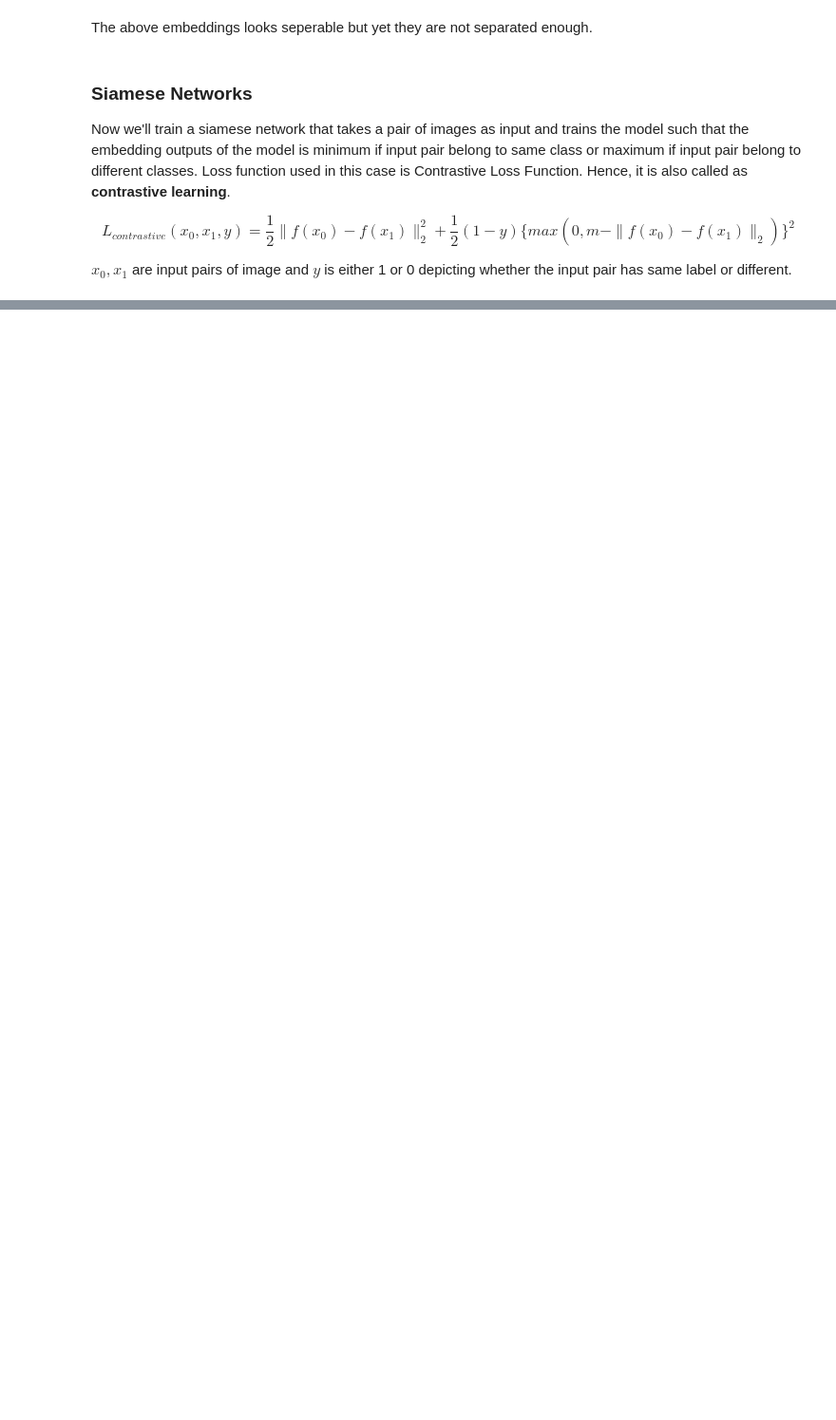
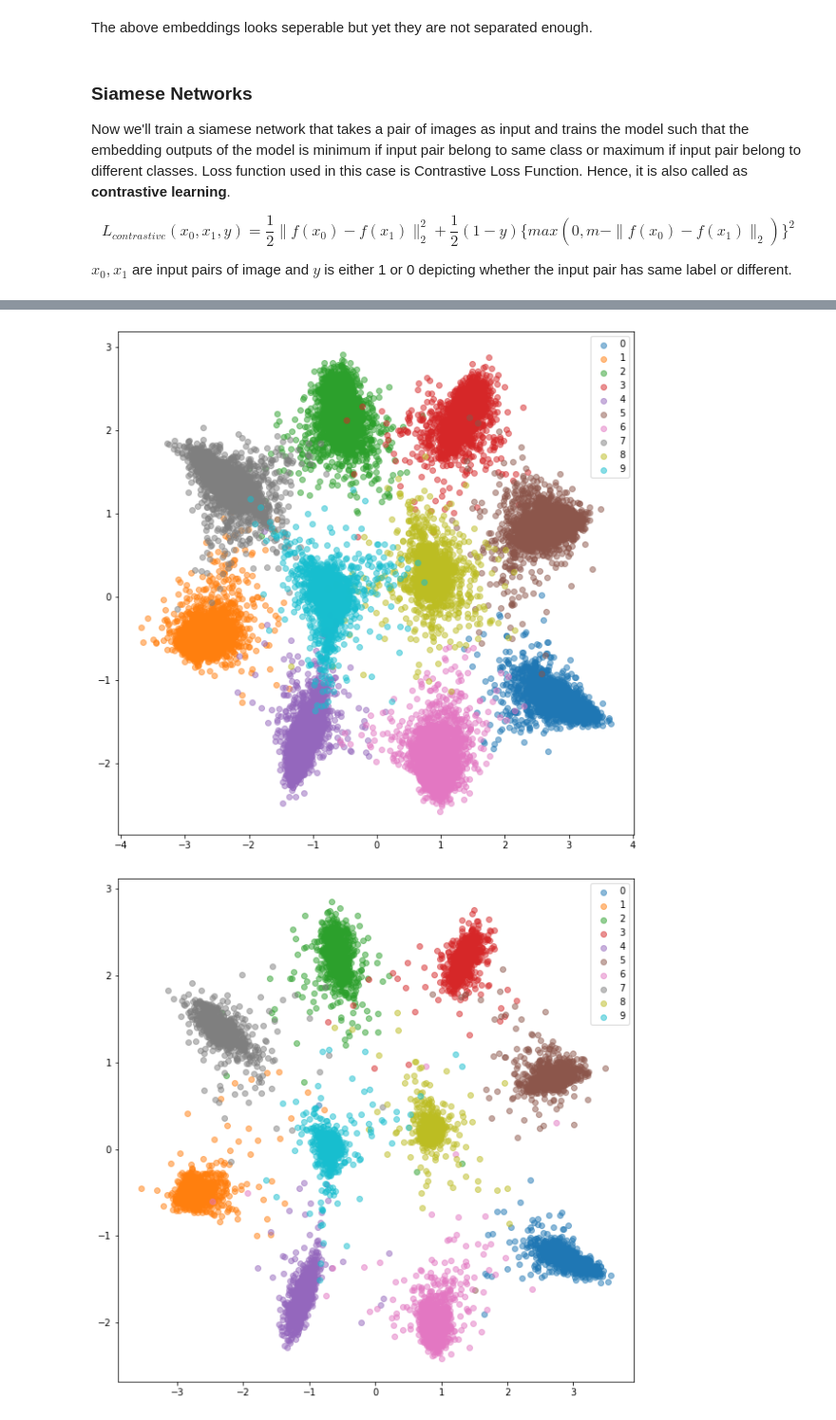
Before and after one commit to theGuyWithBlackTie/siamese-triplet, a Jupyter notebook: Contrastive Learning.ipynb, the cells around one changed output, grey strips where cells are left out. Shown: that part at 95% size. Cells and saved outputs as stored; diff of their text form; code cells hidden in the pictures; blank space fills up the shorter version.

Commit message:
Final code is added with triplet code

```diff
--- a/Contrastive Learning.ipynb
+++ b/Contrastive Learning.ipynb
@@ -207,0 +219,32 @@ plot_embeddings(val_embeddings_cl, val_labels_cl)
+# %%
+# setting up dataloaders
+from datasets import TripletMNIST
+
+triplet_train_dataset = TripletMNIST(mnist_train_dataset)
+triplet_test_dataset  = TripletMNIST(mnist_test_dataset)
+batch_size = 128
+
+kwargs = {'num_workers': 1, 'pin_memory': True} if cuda else {}
+triplet_train_loader  = torch.utils.data.DataLoader(triplet_train_dataset, batch_size=batch_size, shuffle=True, **kwargs)
+triplet_test_loader   = torch.utils.data.DataLoader(triplet_test_dataset, batch_size=batch_size, shuffle=False, **kwargs)
+
+# Setting up the networks
+from networks import EmbeddingNet, TripletNet
+from losses import TripletLoss
+
+margin = 1
+embedding_net = EmbeddingNet()
+model         = TripletNet(embedding_net)
+
+if cuda:
+    model.cuda()
+
+loss_fn = TripletLoss(margin)
+
+lr = 1e-3
+optimizer = optim.Adam(model.parameters(), lr=lr)
+scheduler = lr_scheduler.StepLR(optimizer, 8, gamma=0.1, last_epoch=-1)
+n_epochs  = 20
+log_interval = 100
+# %%
+fit(triplet_train_loader, triplet_test_loader, model, loss_fn, optimizer, scheduler, n_epochs, cuda, log_interval)
@@ -207,0 +269,8 @@ plot_embeddings(val_embeddings_cl, val_labels_cl)
+# %%
+train_embeddings_tl, train_labels_tl = extract_embeddings(train_loader, model)
+plot_embeddings(train_embeddings_tl, train_labels_tl)
+val_embeddings_tl, val_labels_tl = extract_embeddings(test_loader, model)
+plot_embeddings(val_embeddings_tl, val_labels_tl)
+# %% [output]
+[figure, added]
+[figure, added]
```
Also changed, not shown: parts of 5 cells of this notebook, 3 other files.
